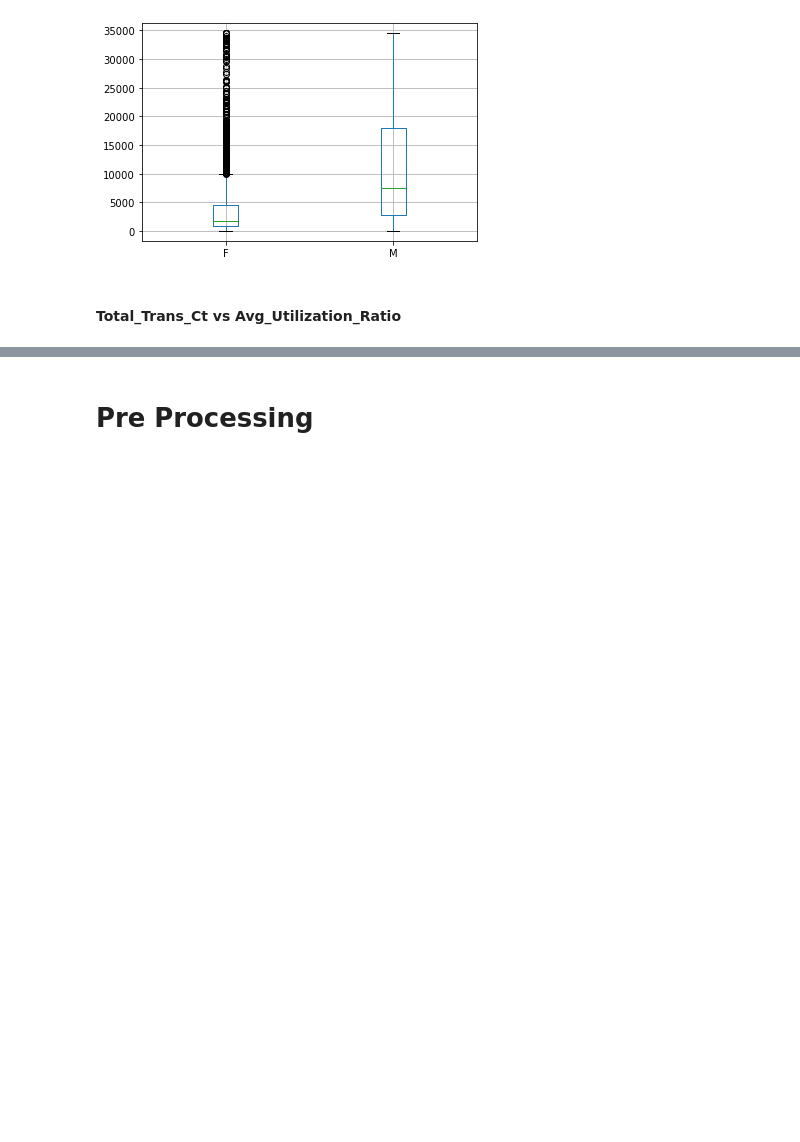
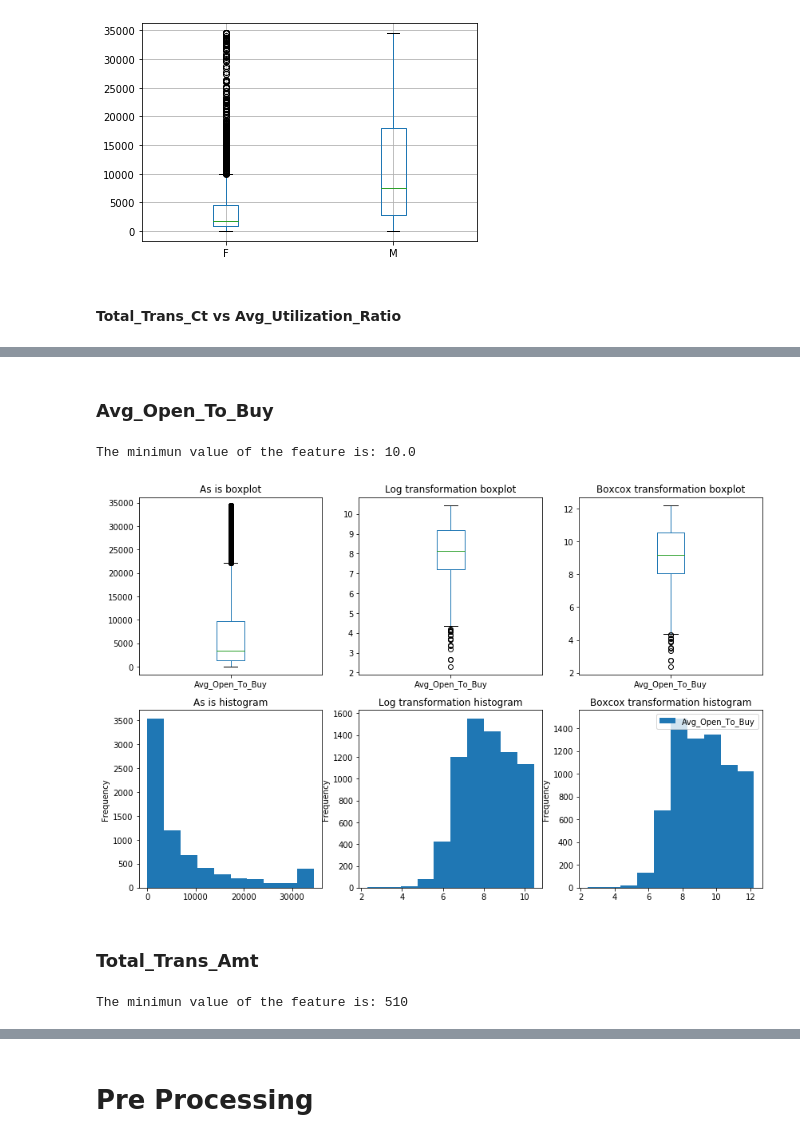
Before and after one commit to giovane-silva/credit_card_churn, a Jupyter notebook: credit_card_churn.ipynb, the cells around one changed output, grey strips where cells are left out. Cells and saved outputs as stored; diff of their text form; code cells hidden in the pictures; blank space fills up the shorter version.

```diff
--- a/credit_card_churn.ipynb
+++ b/credit_card_churn.ipynb
@@ -249,0 +297,32 @@ X_train[['Total_Trans_Amt', 'Total_Trans_Ct']].join(y_train).plot.scatter(x = 'T
+# %% [markdown]
+### Avg_Open_To_Buy
+# %%
+print("The minimun value of the feature is:", X_train['Avg_Open_To_Buy'].min())
+# %% [output]
+The minimun value of the feature is: 10.0
+# %%
+fig, axs = plt.subplots(2, 3, figsize = [14, 9])
+
+X_train['Avg_Open_To_Buy'].plot(kind = 'box', ax = axs[0, 0], title = 'As is boxplot')
+
+X_train['Avg_Open_To_Buy'].apply(np.log).plot(kind = 'box', ax = axs[0, 1], title = 'Log transformation boxplot')
+
+values, lmbda = boxcox(X_train['Avg_Open_To_Buy'])
+
+pd.DataFrame({'Avg_Open_To_Buy': values}).plot(kind = 'box', ax = axs[0, 2], title = 'Boxcox transformation boxplot')
+
+X_train['Avg_Open_To_Buy'].plot(kind = 'hist', ax = axs[1, 0], title = 'As is histogram')
+
+X_train['Avg_Open_To_Buy'].apply(np.log).plot(kind = 'hist', ax = axs[1, 1], title = 'Log transformation histogram')
+
+pd.DataFrame({'Avg_Open_To_Buy': values}).plot(kind = 'hist', ax = axs[1, 2], title = 'Boxcox transformation histogram')
+
+plt.show()
+# %% [output]
+[figure, added]
+# %% [markdown]
+### Total_Trans_Amt
+# %%
+print("The minimun value of the feature is:", X_train['Total_Trans_Amt'].min())
+# %% [output]
+The minimun value of the feature is: 510
```
Also changed, not shown: parts of 75 cells of this notebook.
